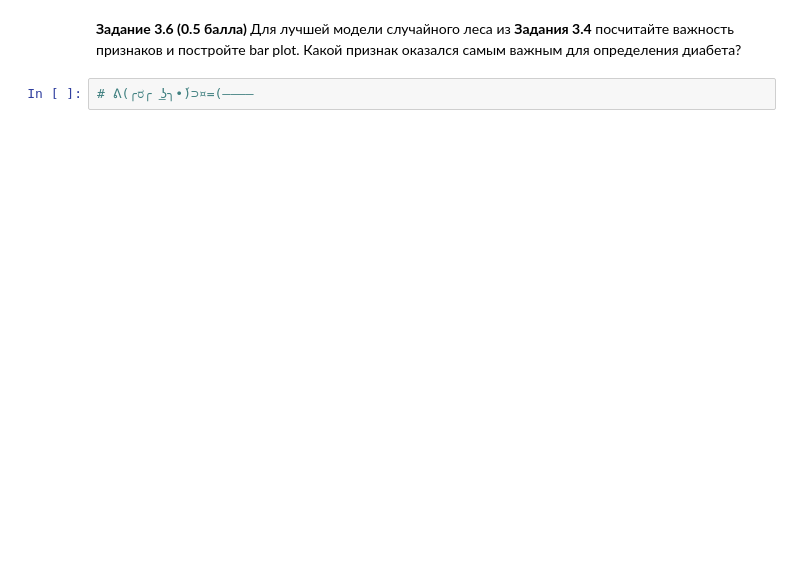
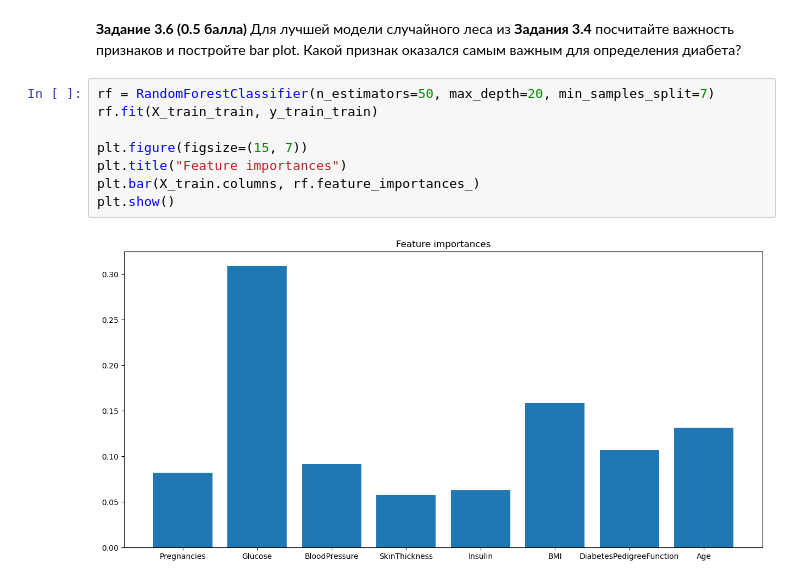
Before and after one commit to Makar0nkin/hse_ml_2023, a Jupyter notebook: homeworks/hw07-trees/hw07-trees-rf.ipynb, the cells around one changed output. Cells and saved outputs as stored; diff of their text form; blank space fills up the shorter version.

```diff
--- a/homeworks/hw07-trees/hw07-trees-rf.ipynb
+++ b/homeworks/hw07-trees/hw07-trees-rf.ipynb
@@ -638,4 +697,12 @@ for ps, s in zip(params, scores):
 # %% [markdown]
 **Задание 3.6 (0.5 балла)** Для лучшей модели случайного леса из **Задания 3.4** посчитайте важность признаков и постройте bar plot. Какой признак оказался самым важным для определения диабета?
-# %%
-# ᕕ(╭ರ╭ ͟ʖ╮•́)⊃¤=(————
+# %%
+rf = RandomForestClassifier(n_estimators=50, max_depth=20, min_samples_split=7)
+rf.fit(X_train_train, y_train_train)
+
+plt.figure(figsize=(15, 7))
+plt.title("Feature importances")
+plt.bar(X_train.columns, rf.feature_importances_)
+plt.show()
+# %% [output]
+[figure, added]
```
Also changed, not shown: parts of 13 cells of this notebook, 3 other files.
